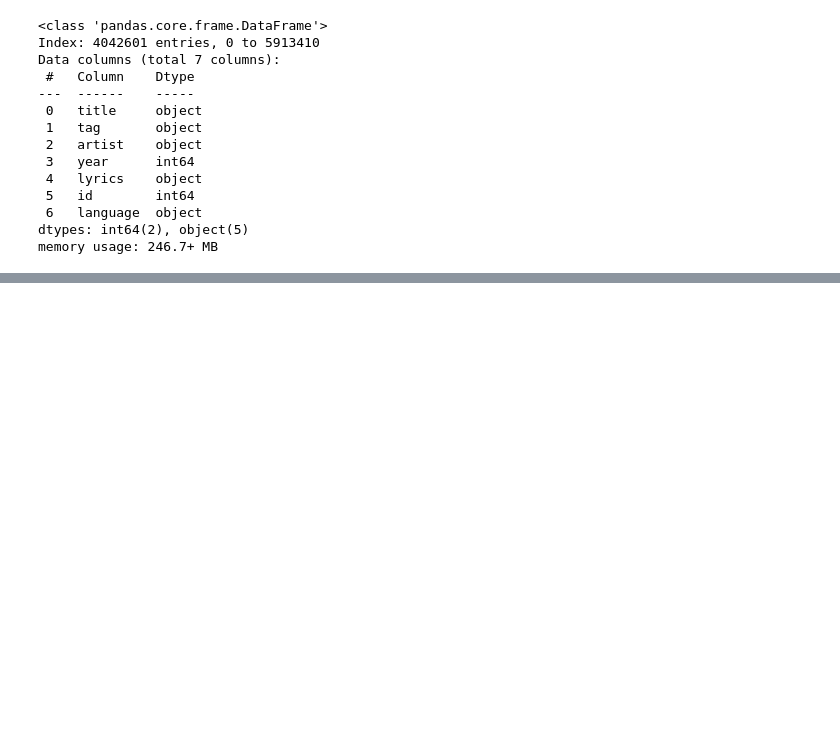
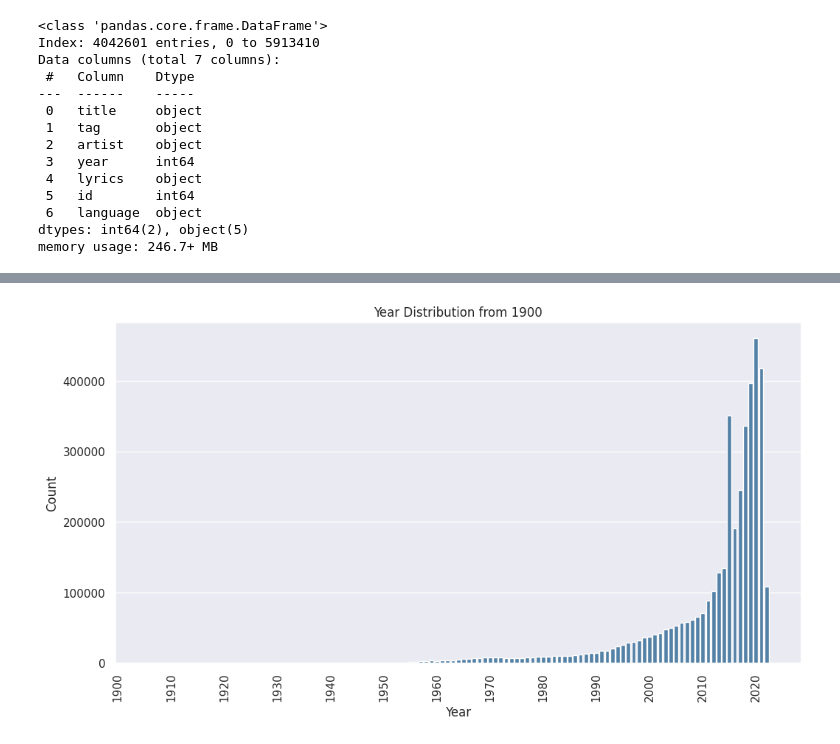
Before and after one commit to dbellenberg/GenrefromLyrics, a Jupyter notebook: notebooks/ds2.ipynb, the cells around one changed output, grey strips where cells are left out. Cells and saved outputs as stored; diff of their text form; code cells hidden in the pictures; blank space fills up the shorter version.

```diff
--- a/notebooks/ds2.ipynb
+++ b/notebooks/ds2.ipynb
@@ -144,0 +242,25 @@ memory usage: 246.7+ MB
+# %%
+year_counts = df['year'].value_counts()
+valid_years = year_counts.index
+
+year_order = df['year'].sort_values().unique()
+valid_years = valid_years[valid_years >= 1900]
+
+valid_years = sorted(valid_years)  # Sort the valid years in ascending order
+
+
+sns.set(style="darkgrid")
+plt.figure(figsize=(12, 6))
+ax = sns.countplot(data=df[df['year'].isin(valid_years)], x='year', order=valid_years, color='steelblue')
+
+# Display only every 10th year on the x-axis
+every_10th_year = [year if i % 10 == 0 else '' for i, year in enumerate(valid_years)]
+ax.set_xticklabels(every_10th_year)
+plt.xticks(rotation=90)
+
+plt.title('Year Distribution from 1900')
+plt.xlabel('Year')
+plt.ylabel('Count')
+plt.show()
+# %% [output]
+[figure, added]
```
Also changed, not shown: parts of 29 cells of this notebook.
